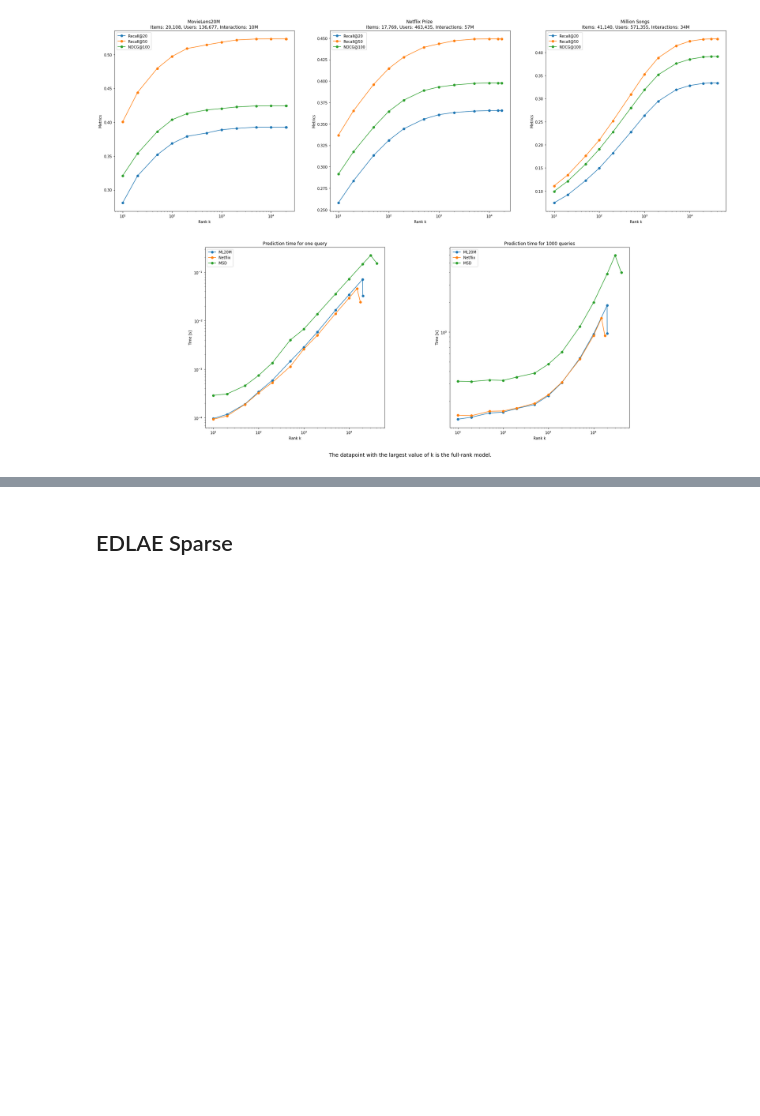
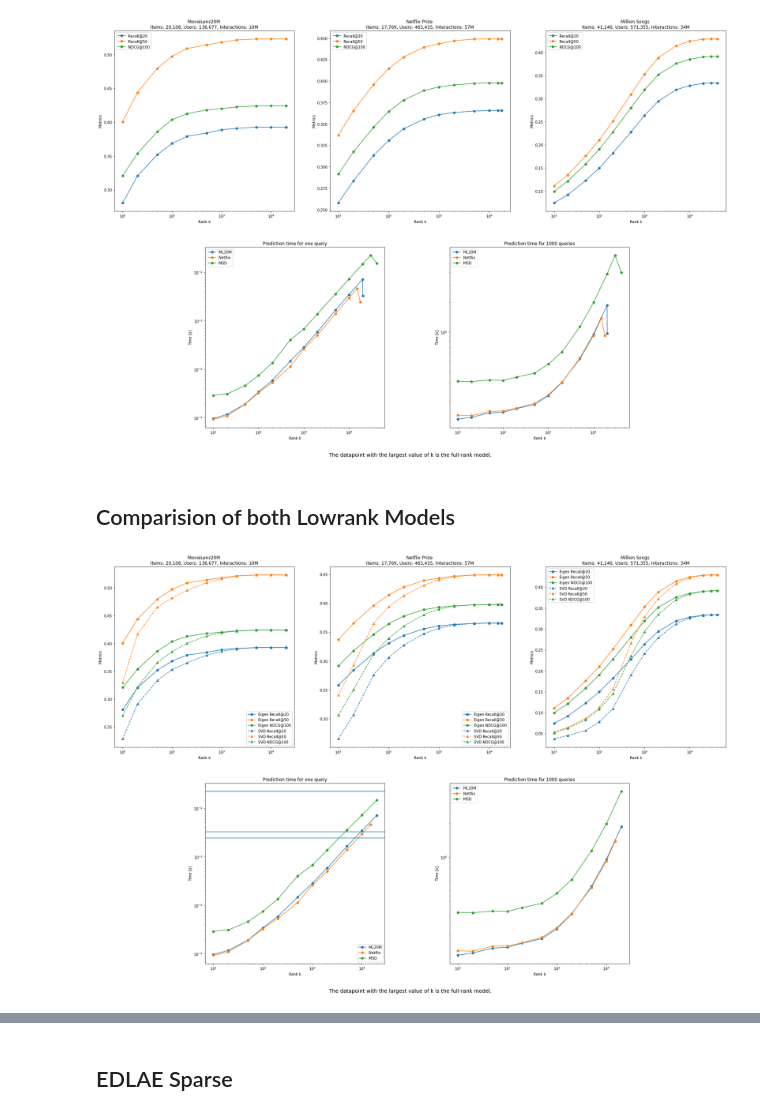
Before and after one commit to moritzp23/ModsemCollaborativeFiltering, a Jupyter notebook: benchmark_summary.ipynb, the cells around one changed output, grey strips where cells are left out. Saved outputs shown, nothing was run; the diff lists cells and outputs as text; code cells hidden in the pictures; blank space fills up the shorter version.

```diff
--- a/benchmark_summary.ipynb
+++ b/benchmark_summary.ipynb
@@ -1647,3 +1961,5 @@ ax[1, 1].legend()
 plt.figtext(0.5, 0.07, "The datapoint with the largest value of k is the full-rank model.", ha="center", fontsize=14,);
 # %% [output]
 [figure]
+# %% [markdown]
+## Comparision of both Lowrank Models
@@ -1649,0 +1991,69 @@ plt.figtext(0.5, 0.07, "The datapoint with the largest value of k is the full-ra
+# %%
+fig, ax = plt.subplots(2, 3, figsize=(30, 20))
+ax[1, 2].set_visible(False)
+
+ax[1, 0].set_position([0.24,0.125,0.228,0.343])
+ax[1, 1].set_position([0.55,0.125,0.228,0.343])
+
+ax[0, 0].plot(results_lowrank_ML20.k, results_lowrank_ML20['Recall@20'], marker='o', label='Eigen Recall@20')
+ax[0, 0].plot(results_lowrank_ML20.k, results_lowrank_ML20['Recall@50'], marker='o', label='Eigen Recall@50')
+ax[0, 0].plot(results_lowrank_ML20.k, results_lowrank_ML20['NDCG@100'], marker='o', label='Eigen NDCG@100')
+ax[0, 0].plot(results_svd_ML20.k, results_svd_ML20['Recall@20'], marker='^', ls='dashed', color='tab:blue',   label='SVD Recall@20')
+ax[0, 0].plot(results_svd_ML20.k, results_svd_ML20['Recall@50'], marker='^', ls='dashed', color='tab:orange', label='SVD Recall@50')
+ax[0, 0].plot(results_svd_ML20.k, results_svd_ML20['NDCG@100'],  marker='^', ls='dashed', color='tab:green',  label='SVD NDCG@100')
+ax[0, 0].set_xlabel('Rank k')
+ax[0, 0].set_ylabel('Metrics')
+ax[0, 0].set_xscale('log')
+ax[0, 0].set_title('MovieLens20M \nItems: 20,108, Users: 136,677, Interactions: 10M')
+ax[0, 0].legend()
+
+ax[0, 1].plot(results_lowrank_netflix.k, results_lowrank_netflix['Recall@20'], marker='o', label='Eigen Recall@20')
+ax[0, 1].plot(results_lowrank_netflix.k, results_lowrank_netflix['Recall@50'], marker='o', label='Eigen Recall@50')
+ax[0, 1].plot(results_lowrank_netflix.k, results_lowrank_netflix['NDCG@100'], marker='o', label='Eigen NDCG@100')
+ax[0, 1].plot(results_svd_netflix.k, results_svd_netflix['Recall@20'], marker='^', ls='dashed', color='tab:blue',   label='SVD Recall@20')
+ax[0, 1].plot(results_svd_netflix.k, results_svd_netflix['Recall@50'], marker='^', ls='dashed', color='tab:orange', label='SVD Recall@50')
+ax[0, 1].plot(results_svd_netflix.k, results_svd_netflix['NDCG@100'],  marker='^', ls='dashed', color='tab:green',  label='SVD NDCG@100')
+ax[0, 1].set_xlabel('Rank k')
+ax[0, 1].set_ylabel('Metrics')
+ax[0, 1].set_xscale('log')
+ax[0, 1].set_title('Netflix Prize \nItems: 17,769, Users: 463,435, Interactions: 57M')
+ax[0, 1].legend()
+
+ax[0, 2].plot(results_lowrank_msd.k, results_lowrank_msd['Recall@20'], marker='o', label='Eigen Recall@20')
+ax[0, 2].plot(results_lowrank_msd.k, results_lowrank_msd['Recall@50'], marker='o', label='Eigen Recall@50')
+ax[0, 2].plot(results_lowrank_msd.k, results_lowrank_msd['NDCG@100'], marker='o', label='Eigen NDCG@100')
+ax[0, 2].plot(results_svd_msd.k, results_svd_msd['Recall@20'], marker='^', ls='dashed', color='tab:blue',   label='SVD Recall@20')
+ax[0, 2].plot(results_svd_msd.k, results_svd_msd['Recall@50'], marker='^', ls='dashed', color='tab:orange', label='SVD Recall@50')
+ax[0, 2].plot(results_svd_msd.k, results_svd_msd['NDCG@100'],  marker='^', ls='dashed', color='tab:green',  label='SVD NDCG@100')
+ax[0, 2].set_xlabel('Rank k')
+ax[0, 2].set_ylabel('Metrics')
+ax[0, 2].set_xscale('log')
+ax[0, 2].set_title('Million Songs \nItems: 41,140, Users: 571,355, Interactions: 34M')
+ax[0, 2].legend()
+
+ax[1, 0].plot(results_lowrank_ML20.k.loc[:10], results_lowrank_ML20.loc[:10,'query time'], marker='o', label='ML20M')
+ax[1, 0].plot(results_lowrank_netflix.k.loc[:10], results_lowrank_netflix.loc[:10,'query time'], marker='o', label='Netflix')
+ax[1, 0].plot(results_lowrank_msd.k.loc[:10], results_lowrank_msd.loc[:10,'query time'], marker='o', label='MSD')
+ax[1, 0].axhline(y=results_lowrank_ML20.loc[11, 'query time'])
+ax[1, 0].axhline(y=results_lowrank_netflix.loc[11, 'query time'])
+ax[1, 0].axhline(y=results_lowrank_msd.loc[11, 'query time'])
+ax[1, 0].set_xlabel('Rank k')
+ax[1, 0].set_ylabel('Time [s]')
+ax[1, 0].set_xscale('log')
+ax[1, 0].set_yscale('log')
+ax[1, 0].set_title('Prediction time for one query')
+ax[1, 0].legend()
+
+ax[1, 1].plot(results_lowrank_ML20.k.loc[:10], results_lowrank_ML20.loc[:10, 'batch time'], marker='o', label='ML20M')
+ax[1, 1].plot(results_lowrank_netflix.k.loc[:10], results_lowrank_netflix.loc[:10, 'batch time'], marker='o', label='Netflix')
+ax[1, 1].plot(results_lowrank_msd.k.loc[:10], results_lowrank_msd.loc[:10, 'batch time'], marker='o', label='MSD')
+ax[1, 1].set_xlabel('Rank k')
+ax[1, 1].set_ylabel('Time [s]')
+ax[1, 1].set_xscale('log')
+ax[1, 1].set_yscale('log')
+ax[1, 1].set_title('Prediction time for 1000 queries')
+ax[1, 1].legend()
+
+plt.figtext(0.5, 0.07, "The datapoint with the largest value of k is the full-rank model.", ha="center", fontsize=14,);
+# %% [output]
+[figure, added]
```
Also changed, not shown: parts of 33 cells of this notebook.
